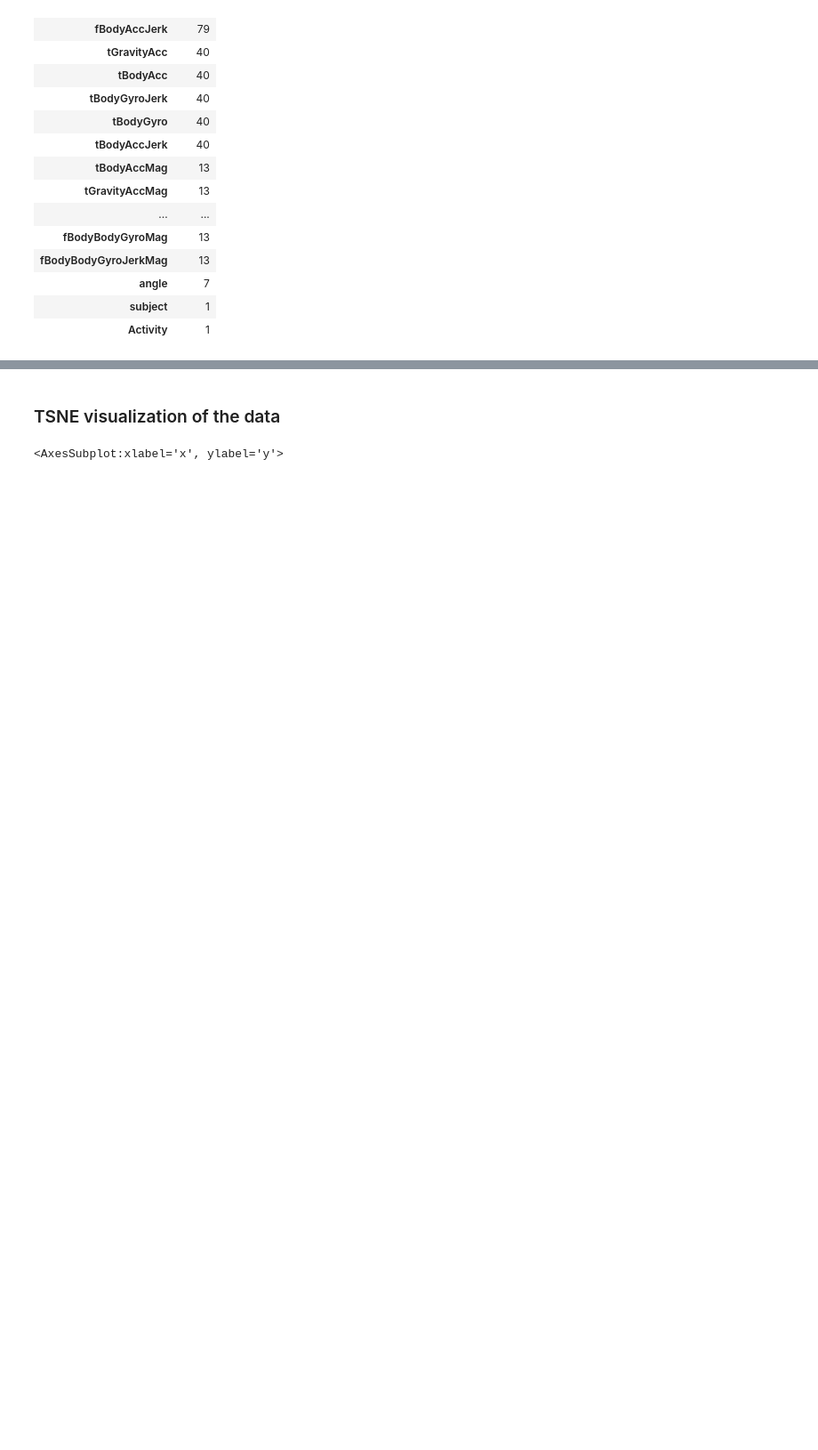
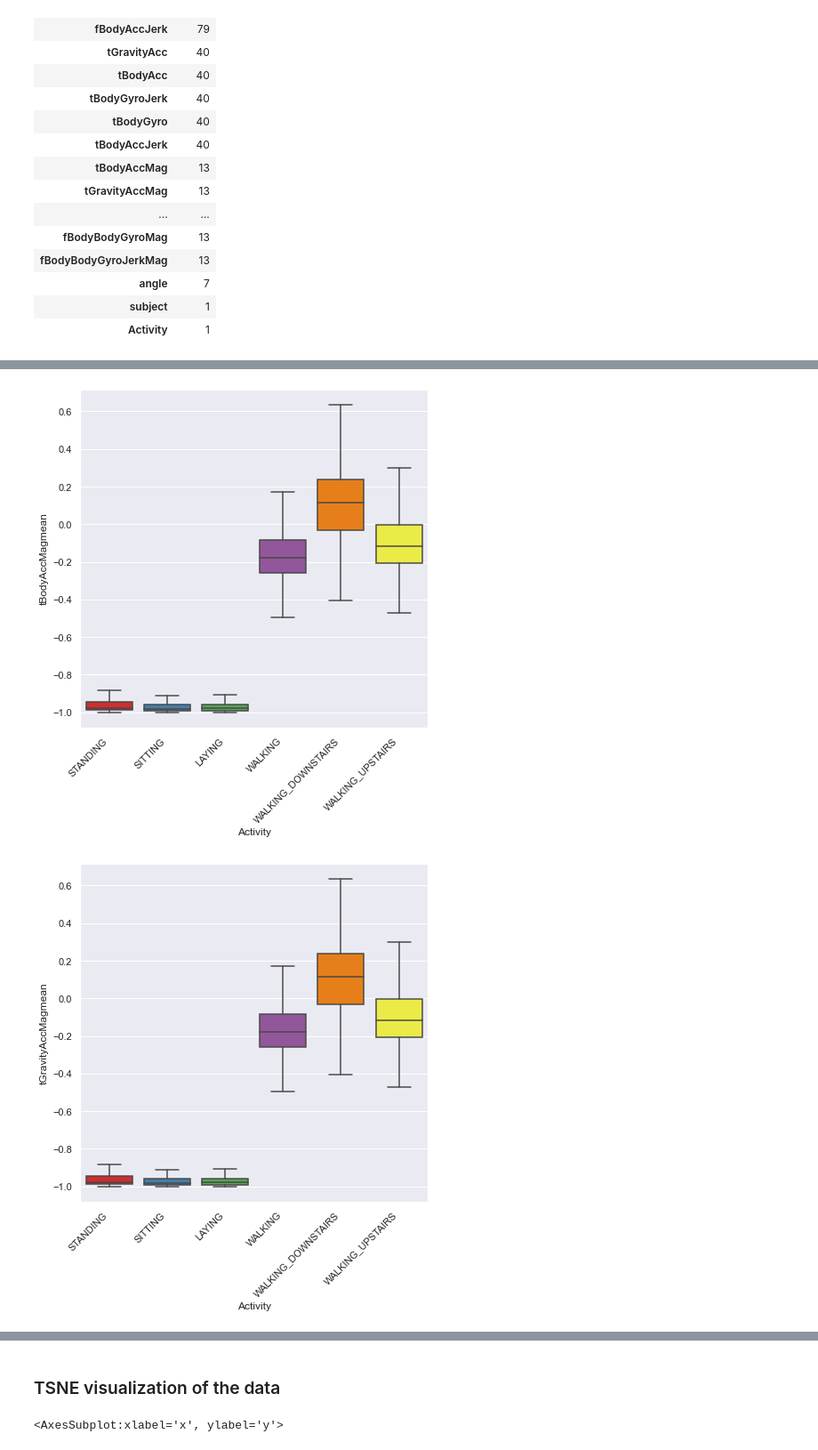
Before and after one commit to Ry3nG/SC1015-Project-Smartphone-Sensor-Privacy-Leak, a Jupyter notebook: project_main.ipynb, the cells around one changed output, grey strips where cells are left out. Shown at 89% size. Drawn from its saved outputs; the diff is of its cells as text; code cells hidden in the pictures; blank space fills up the shorter version.

```diff
--- a/project_main.ipynb
+++ b/project_main.ipynb
@@ -179,0 +249,11 @@ for col in df_total.columns]), orient='index').rename(columns=
+# %%
+### Plotting 1 graph only
+for x in explore_data:
+    plt.figure(figsize=(7,7))
+    sb.boxplot(x='Activity', y=x,data=df_total, showfliers=False, saturation=1)
+    plt.ylabel(x)
+    plt.xticks(rotation=45, horizontalalignment='right')
+    plt.show()
+# %% [output]
+[figure, added]
+[figure, added]
```
Also changed, not shown: parts of 11 cells of this notebook.
